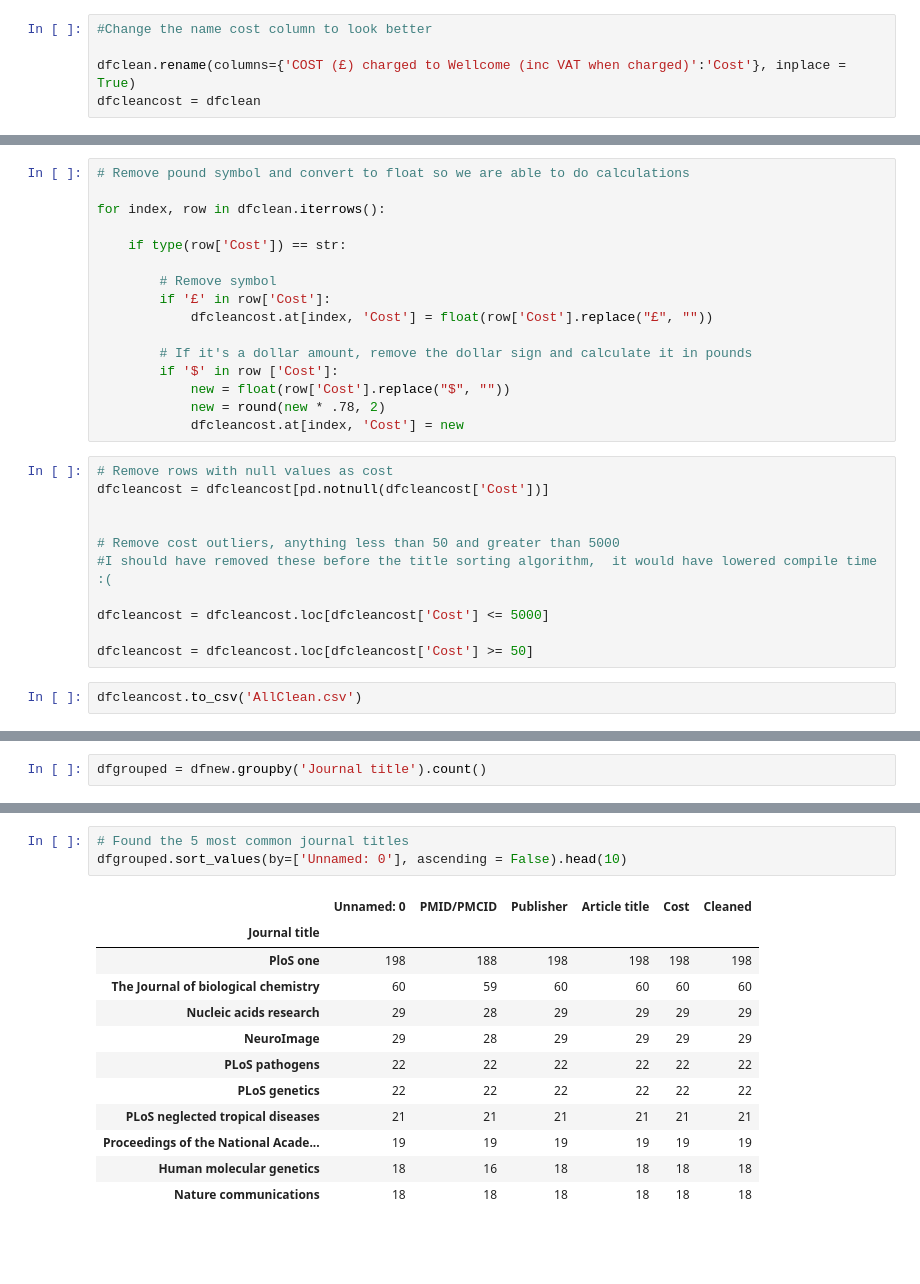
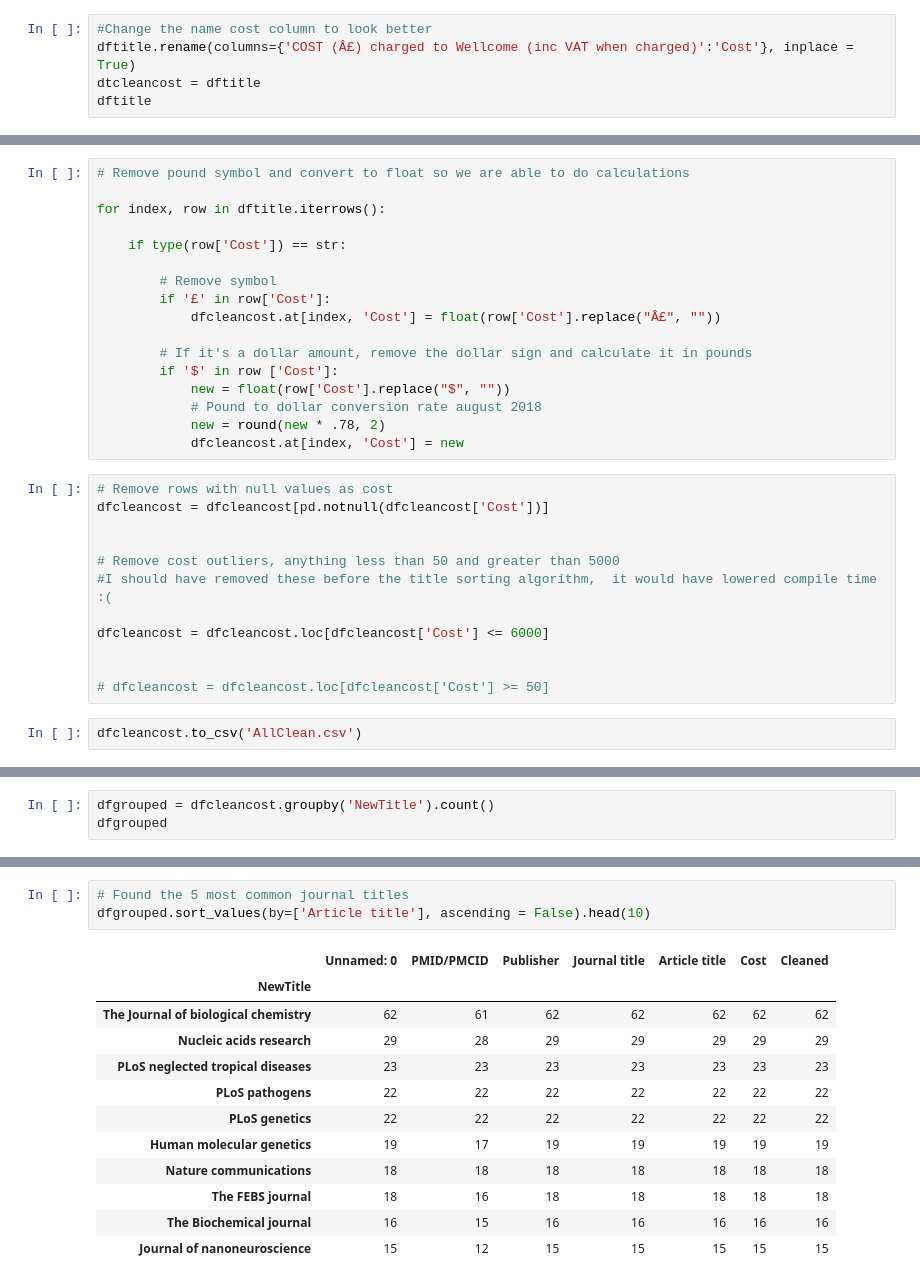
Before and after one commit to ebicher/Data-Science, a Jupyter notebook: Exercises/Visualization_Cleaning/Cleaning/CleaningProject.ipynb, the cells around one changed output, grey strips where cells are left out. Drawn from its saved outputs; the diff is of its cells as text; blank space fills up the shorter version.

```diff
--- a/Exercises/Visualization_Cleaning/Cleaning/CleaningProject.ipynb
+++ b/Exercises/Visualization_Cleaning/Cleaning/CleaningProject.ipynb
@@ -140,5 +270,5 @@ ID: 2126
 # %%
 #Change the name cost column to look better
-
-dfclean.rename(columns={'COST (£) charged to Wellcome (inc VAT when charged)':'Cost'}, inplace = True)
-dfcleancost = dfclean
+dftitle.rename(columns={'COST (Â£) charged to Wellcome (inc VAT when charged)':'Cost'}, inplace = True)
+dtcleancost = dftitle
+dftitle
@@ -145,17 +294,18 @@ dfcleancost = dfclean
 # %%
 # Remove pound symbol and convert to float so we are able to do calculations
 
-for index, row in dfclean.iterrows():
+for index, row in dftitle.iterrows():
 
     if type(row['Cost']) == str:
 
         # Remove symbol
         if '£' in row['Cost']:
-            dfcleancost.at[index, 'Cost'] = float(row['Cost'].replace("£", ""))
+            dfcleancost.at[index, 'Cost'] = float(row['Cost'].replace("Â£", ""))
 
         # If it's a dollar amount, remove the dollar sign and calculate it in pounds
         if '$' in row ['Cost']:
             new = float(row['Cost'].replace("$", ""))
+            # Pound to dollar conversion rate august 2018
             new = round(new * .78, 2)
             dfcleancost.at[index, 'Cost'] = new
 # %%
@@ -166,8 +316,9 @@ dfcleancost = dfcleancost[pd.notnull(dfcleancost['Cost'])]
 # Remove cost outliers, anything less than 50 and greater than 5000
 #I should have removed these before the title sorting algorithm,  it would have lowered compile time :(
 
-dfcleancost = dfcleancost.loc[dfcleancost['Cost'] <= 5000]
+dfcleancost = dfcleancost.loc[dfcleancost['Cost'] <= 6000]
 
-dfcleancost = dfcleancost.loc[dfcleancost['Cost'] >= 50]
+
+# dfcleancost = dfcleancost.loc[dfcleancost['Cost'] >= 50]
 # %%
 dfcleancost.to_csv('AllClean.csv')
@@ -176,2 +325,3 @@ dfnew = pd.read_csv('AllClean.csv', encoding = "latin1")
 # %%
-dfgrouped = dfnew.groupby('Journal title').count()
+dfgrouped = dfcleancost.groupby('NewTitle').count()
+dfgrouped
@@ -178,17 +348,17 @@ dfgrouped = dfnew.groupby('Journal title').count()
 # %%
 # Found the 5 most common journal titles
-dfgrouped.sort_values(by=['Unnamed: 0'], ascending = False).head(10)
+dfgrouped.sort_values(by=['Article title'], ascending = False).head(10)
 # %% [output]
-|  | Unnamed: 0 | PMID/PMCID | Publisher | Article title | Cost | Cleaned |
-| Journal title |  |  |  |  |  |  |
-| PloS one | 198 | 188 | 198 | 198 | 198 | 198 |
-| The Journal of biological chemistry | 60 | 59 | 60 | 60 | 60 | 60 |
-| Nucleic acids research | 29 | 28 | 29 | 29 | 29 | 29 |
-| NeuroImage | 29 | 28 | 29 | 29 | 29 | 29 |
-| PLoS pathogens | 22 | 22 | 22 | 22 | 22 | 22 |
-| PLoS genetics | 22 | 22 | 22 | 22 | 22 | 22 |
-| PLoS neglected tropical diseases | 21 | 21 | 21 | 21 | 21 | 21 |
-| Proceedings of the National Acade... | 19 | 19 | 19 | 19 | 19 | 19 |
-| Human molecular genetics | 18 | 16 | 18 | 18 | 18 | 18 |
-| Nature communications | 18 | 18 | 18 | 18 | 18 | 18 |
+|  | Unnamed: 0 | PMID/PMCID | Publisher | Journal title | Article title | Cost | Cleaned |
+| NewTitle |  |  |  |  |  |  |  |
+| The Journal of biological chemistry | 62 | 61 | 62 | 62 | 62 | 62 | 62 |
+| Nucleic acids research | 29 | 28 | 29 | 29 | 29 | 29 | 29 |
+| PLoS neglected tropical diseases | 23 | 23 | 23 | 23 | 23 | 23 | 23 |
+| PLoS pathogens | 22 | 22 | 22 | 22 | 22 | 22 | 22 |
+| PLoS genetics | 22 | 22 | 22 | 22 | 22 | 22 | 22 |
+| Human molecular genetics | 19 | 17 | 19 | 19 | 19 | 19 | 19 |
+| Nature communications | 18 | 18 | 18 | 18 | 18 | 18 | 18 |
+| The FEBS journal | 18 | 16 | 18 | 18 | 18 | 18 | 18 |
+| The Biochemical journal | 16 | 15 | 16 | 16 | 16 | 16 | 16 |
+| Journal of nanoneuroscience | 15 | 12 | 15 | 15 | 15 | 15 | 15 |
 # %%
```
Also changed, not shown: parts of 22 cells of this notebook, 2 other files.
